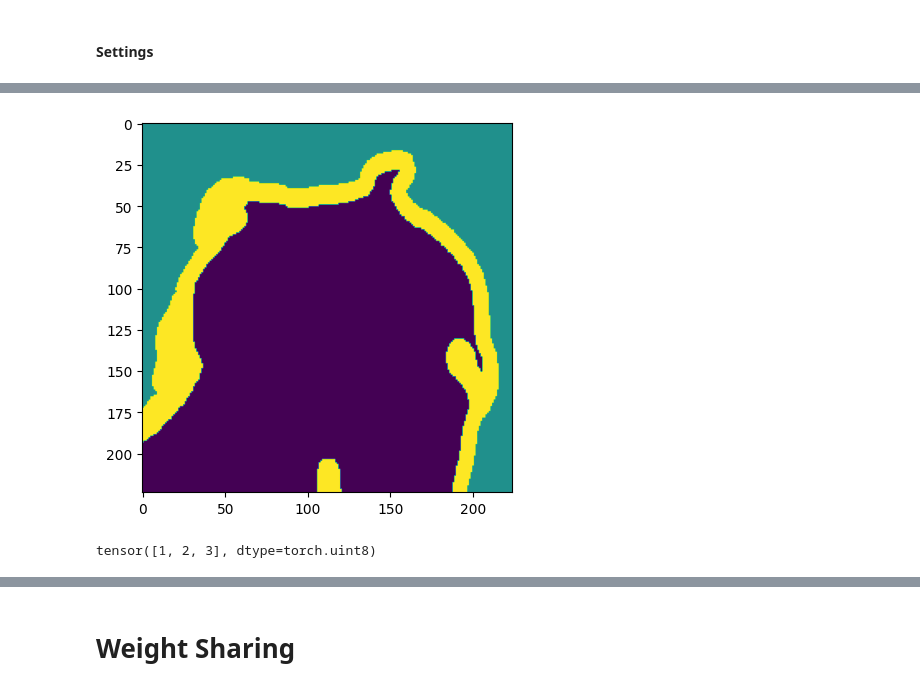
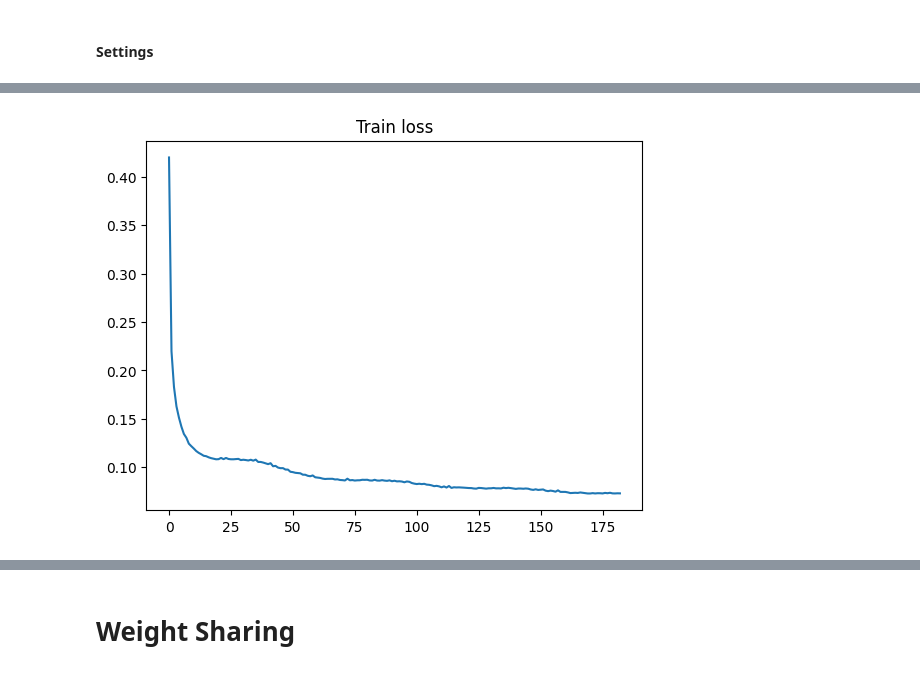
Before and after one commit to superbunny38/DeepLearning, a Jupyter notebook: SupplementaryMaterials/Weight Transfer From Classification To Segmentation.ipynb, the cells around one changed output, grey strips where cells are left out. Saved outputs shown, nothing was run; the diff lists cells and outputs as text; code cells hidden in the pictures.

```diff
--- a/SupplementaryMaterials/Weight Transfer From Classification To Segmentation.ipynb
+++ b/SupplementaryMaterials/Weight Transfer From Classification To Segmentation.ipynb
@@ -709,2 +719,4 @@ plt.show()
 # %% [markdown]
 ## Indiv Segmentation model (Weight = Classification model)
+# %%
+indiv_classification_model.load_state_dict(torch.load("./best_classification_model.pt")["best_model_w"])
@@ -715,6 +749,6 @@ indiv_segmentation_from_cls_model = smp.Unet(
     encoder_name="resnet50",        # choose encoder, e.g. mobilenet_v2 or efficientnet-b7
     encoder_weights="imagenet",     # use `imagenet` pre-trained weights for encoder initialization
     in_channels=3,                  # model input channels (1 for gray-scale images, 3 for RGB, etc.)
-    classes=args.SEG_CLASS,                      # model output channels (number of classes in your dataset)
+    classes=args.SEG_CLASS+1,                      # model output channels (number of classes in your dataset)
 )
 indiv_segmentation_from_cls_model.to(device)
@@ -828,9 +860,6 @@ Clipping input data to the valid range for imshow with RGB data ([0..1] for floa
-# %%
-plt.imshow(mask_batch[0].cpu())
-plt.show()
-# %% [output]
-[figure, removed]
-# %%
-torch.unique(mask_batch[0])
-# %% [output]
-tensor([1, 2, 3], dtype=torch.uint8)
+# %%
+plt.title("Train loss")
+plt.plot(save_train_loss)
+plt.show()
+# %% [output]
+[figure, added]
```
Also changed, not shown: parts of 31 cells of this notebook.
